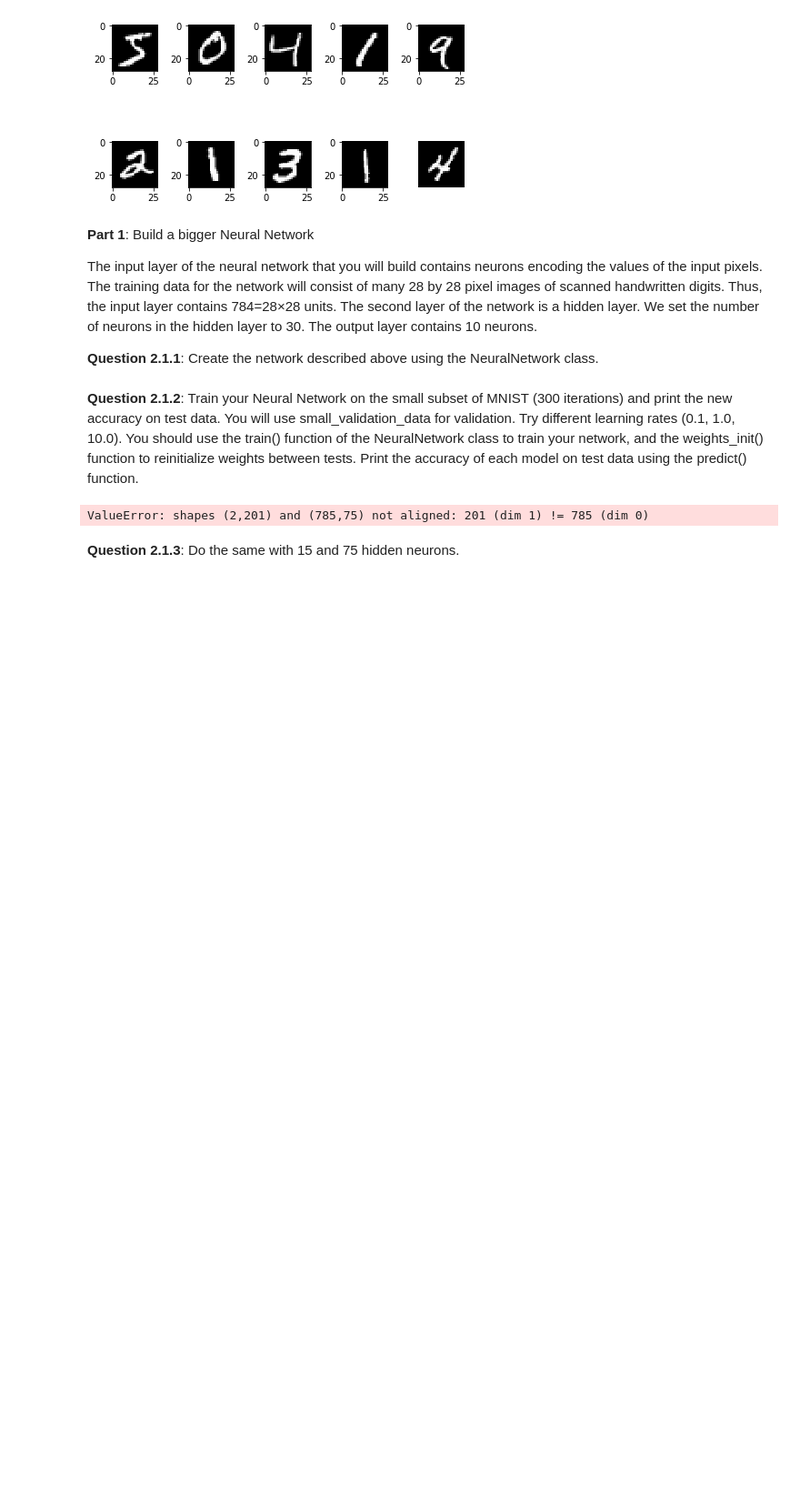
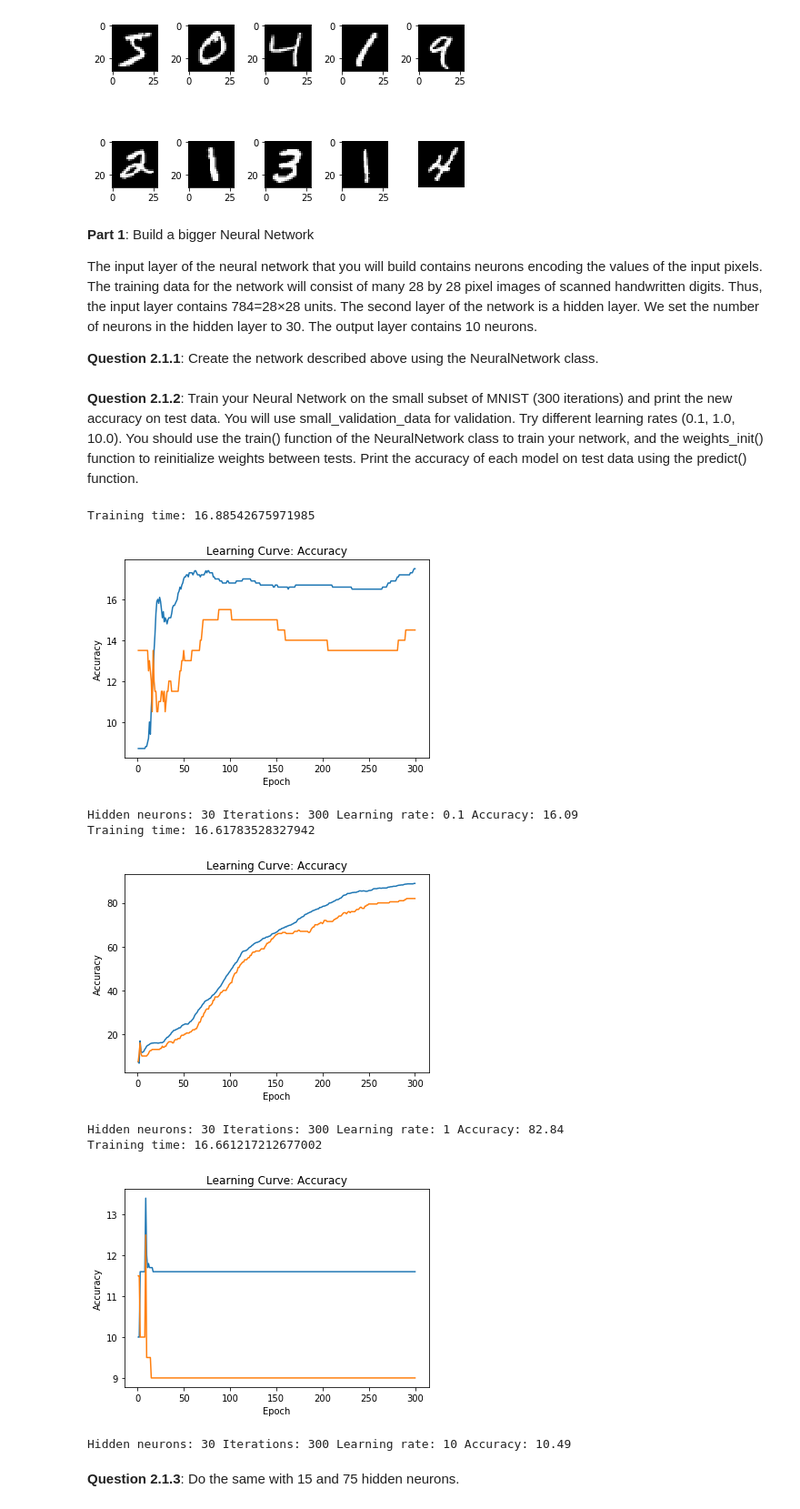
Before and after one commit to sgiammy/DeepLearning-Course, a Jupyter notebook: Lab1/Lab1_DL-Students_v3.ipynb, the cells around one changed output. Shown: that part at 91% size. Drawn from its saved outputs; the diff is of its cells as text; code cells hidden in the pictures; blank space fills up the shorter version.

```diff
--- a/Lab1/Lab1_DL-Students_v3.ipynb
+++ b/Lab1/Lab1_DL-Students_v3.ipynb
@@ -199,3 +199,19 @@ class NeuralNetwork(NeuralNetwork):
+# %%
+class NeuralNetwork(NeuralNetwork):
+    def backpropagate(self, targets, learning_rate=5.0):
+        # Compute the error derivatives w.r.t. the activation for each layer
+        dE_du_hidden = np.multiply(self.o_output - targets, self.transfer_df(self.u_output))
+
+        dE_du_output = np.multiply(dE_du_hidden.dot(self.W_hidden_to_output.T), self.o_hidden*(1-self.o_hidden))
+        dE_du_output = np.delete(dE_du_output, -1, axis=1)
+
+        # Compute error's derivatives w.r.t. the weights
+        dE_dw_hidden = (2/len(targets)) * np.dot(dE_du_hidden.T, self.o_hidden).T
+        dE_dw_output = (2/len(targets)) * np.dot(dE_du_output.T, self.o_input).T
+
+        # Update weights
+        self.W_hidden_to_output -= learning_rate * dE_dw_hidden
+        self.W_input_to_hidden -= learning_rate * dE_dw_output
 # %% [markdown]
 <b>Question 1.2.4</b>: Test your implementation: create the Neural Network defined in Part 1 and see if the backpropagate() function you implemented gives the same weight updates as the ones you found by hand. Do another forward pass and see if the new output is the same as the one you obtained in Question 1.1.1.
 # %%
@@ -277,29 +297,30 @@ The input layer of the neural network that you will build contains neurons encod
 <b>Question 2.1.1</b>: Create the network described above using the NeuralNetwork class.
 # %%
 # Define your neural network
-mnist_model = NeuralNetwork(784,30,10)
+hidden_neurons = 30
+mnist_model = NeuralNetwork(784,hidden_neurons,10)
 # %% [markdown]
 <b>Question 2.1.2</b>: Train your Neural Network on the small subset of MNIST (300 iterations) and print the new accuracy on test data. You will use small_validation_data for validation. Try different learning rates (0.1, 1.0, 10.0). You should use the train() function of the NeuralNetwork class to train your network, and the weights_init() function to reinitialize weights between tests. Print the accuracy of each model on test data using the predict() function.
 # %%
 # Train NN and print accuracy on test data
 data =(small_training_data[0][:],small_training_data[1][:])
 valid_data =(small_validation_data[0][:],small_validation_data[1][:])
+n_iterations = 300
 
-# Learning rate 0.1
-mnist_model.weights_init()
-mnist_model.train(data,valid_data,300,0.1)
-print(mnist_model.predict(test_data))
-
-# Learning rate 1.
-mnist_model.weights_init()
-mnist_model.train(data,valid_data,300,1)
-print(mnist_model.predict(test_data))
-
-# Learning rate 10.
-mnist_model.weights_init()
-mnist_model.train(data,valid_data,300,0.10)
-print(mnist_model.predict(test_data))
+for learning_rate in [0.1, 1, 10]:
+    mnist_model.train(data,valid_data,n_iterations,learning_rate)
+    accuracy = mnist_model.predict(test_data)/100
+    print('Hidden neurons:', hidden_neurons,'Iterations:',n_iterations, 'Learning rate:', learning_rate, 'Accuracy:', accuracy)
+    mnist_model.weights_init()
 # %% [output]
-ValueError: shapes (2,201) and (785,75) not aligned: 201 (dim 1) != 785 (dim 0)
+Training time: 16.88542675971985
+[figure, added]
+Hidden neurons: 30 Iterations: 300 Learning rate: 0.1 Accuracy: 16.09
+Training time: 16.61783528327942
+[figure, added]
+Hidden neurons: 30 Iterations: 300 Learning rate: 1 Accuracy: 82.84
+Training time: 16.661217212677002
+[figure, added]
+Hidden neurons: 30 Iterations: 300 Learning rate: 10 Accuracy: 10.49
 # %% [markdown]
 <b>Question 2.1.3</b>: Do the same with 15 and 75 hidden neurons.
```
Also changed, not shown: parts of 33 cells of this notebook.
